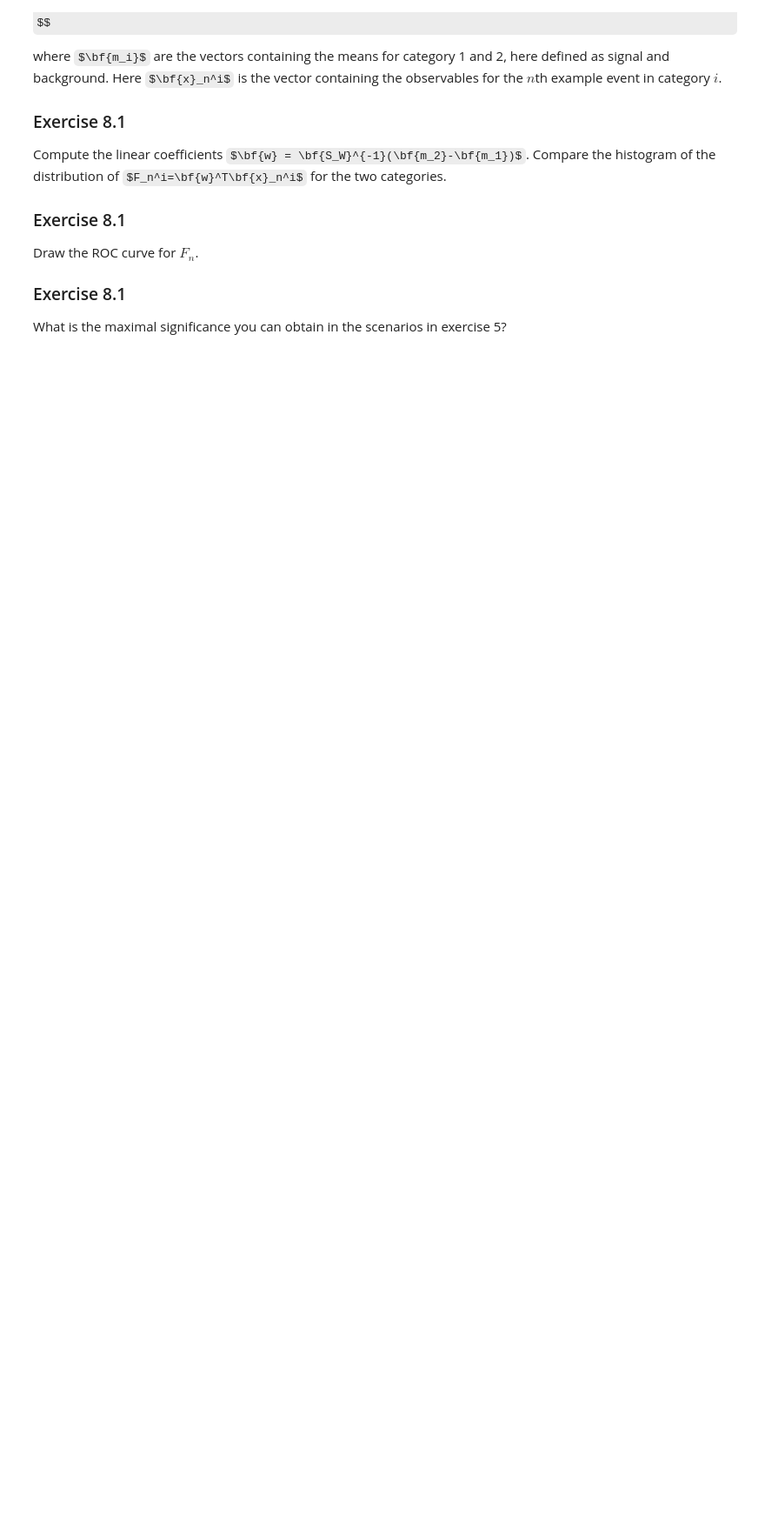
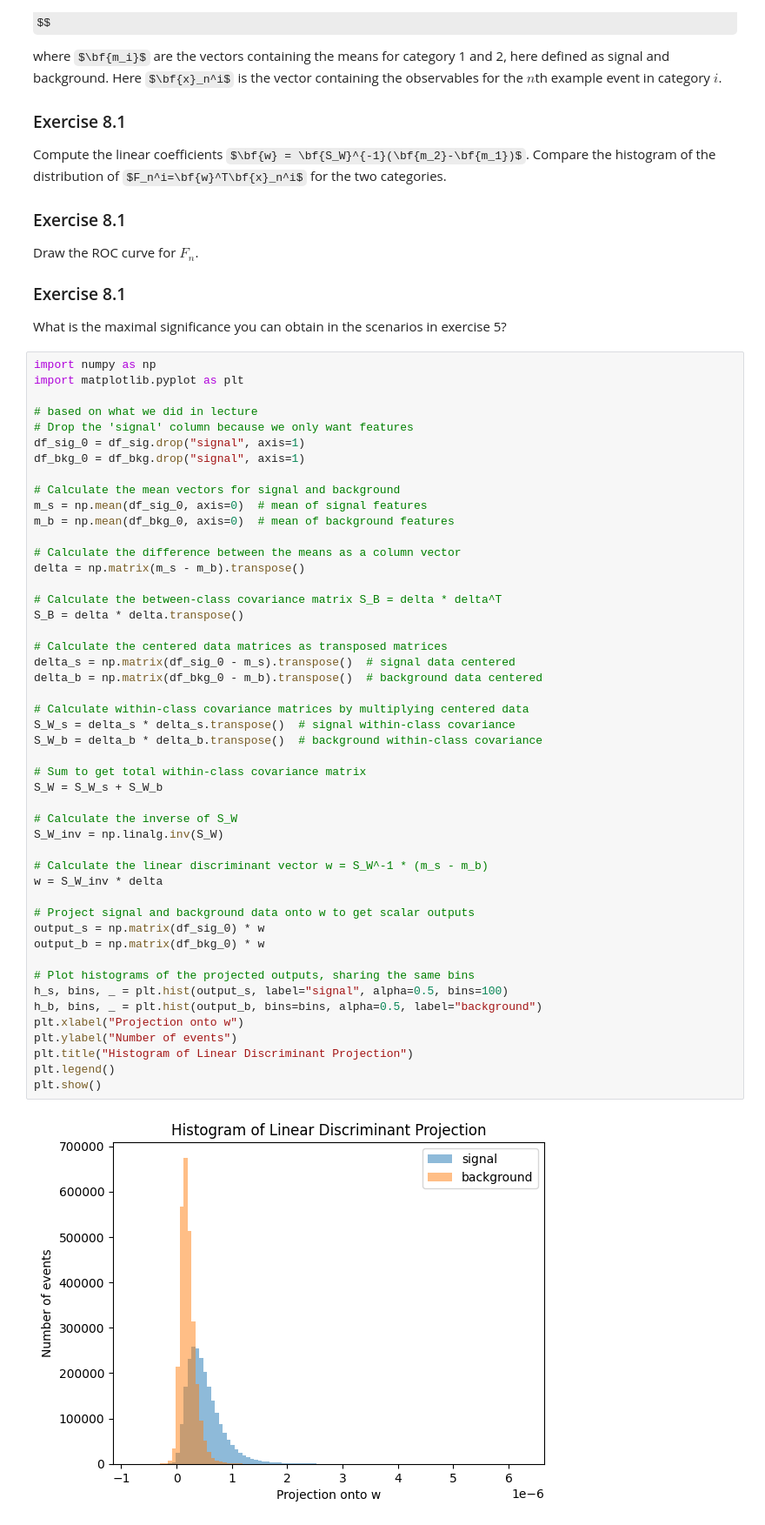
Before and after one commit to datastats01/DATA3402.Spring.2026, a Jupyter notebook: Labs/Lab.7/Lab.7.solution.ipynb, the cells around one changed output. Shown at 87% size. Cells and saved outputs as stored; diff of their text form; some formulas as TeX source; blank space fills up the shorter version.

```diff
--- a/Labs/Lab.7/Lab.7.solution.ipynb
+++ b/Labs/Lab.7/Lab.7.solution.ipynb
@@ -622,3 +1010,53 @@ Draw the ROC curve for $F_n$.
 ### Exercise 8.1
 
 What is the maximal significance you can obtain in the scenarios in exercise 5?
+# %%
+import numpy as np
+import matplotlib.pyplot as plt
+
+# based on what we did in lecture
+# Drop the 'signal' column because we only want features
+df_sig_0 = df_sig.drop("signal", axis=1)
+df_bkg_0 = df_bkg.drop("signal", axis=1)
+
+# Calculate the mean vectors for signal and background
+m_s = np.mean(df_sig_0, axis=0)  # mean of signal features
+m_b = np.mean(df_bkg_0, axis=0)  # mean of background features
+
+# Calculate the difference between the means as a column vector
+delta = np.matrix(m_s - m_b).transpose()
+
+# Calculate the between-class covariance matrix S_B = delta * delta^T
+S_B = delta * delta.transpose()
+
+# Calculate the centered data matrices as transposed matrices
+delta_s = np.matrix(df_sig_0 - m_s).transpose()  # signal data centered
+delta_b = np.matrix(df_bkg_0 - m_b).transpose()  # background data centered
+
+# Calculate within-class covariance matrices by multiplying centered data
+S_W_s = delta_s * delta_s.transpose()  # signal within-class covariance
+S_W_b = delta_b * delta_b.transpose()  # background within-class covariance
+
+# Sum to get total within-class covariance matrix
+S_W = S_W_s + S_W_b
+
+# Calculate the inverse of S_W
+S_W_inv = np.linalg.inv(S_W)
+
+# Calculate the linear discriminant vector w = S_W^-1 * (m_s - m_b)
+w = S_W_inv * delta
+
+# Project signal and background data onto w to get scalar outputs
+output_s = np.matrix(df_sig_0) * w
+output_b = np.matrix(df_bkg_0) * w
+
+# Plot histograms of the projected outputs, sharing the same bins
+h_s, bins, _ = plt.hist(output_s, label="signal", alpha=0.5, bins=100)
+h_b, bins, _ = plt.hist(output_b, bins=bins, alpha=0.5, label="background")
+plt.xlabel("Projection onto w")
+plt.ylabel("Number of events")
+plt.title("Histogram of Linear Discriminant Projection")
+plt.legend()
+plt.show()
+# %% [output]
+[figure, added]
```
Also changed, not shown: parts of 8 cells of this notebook.
